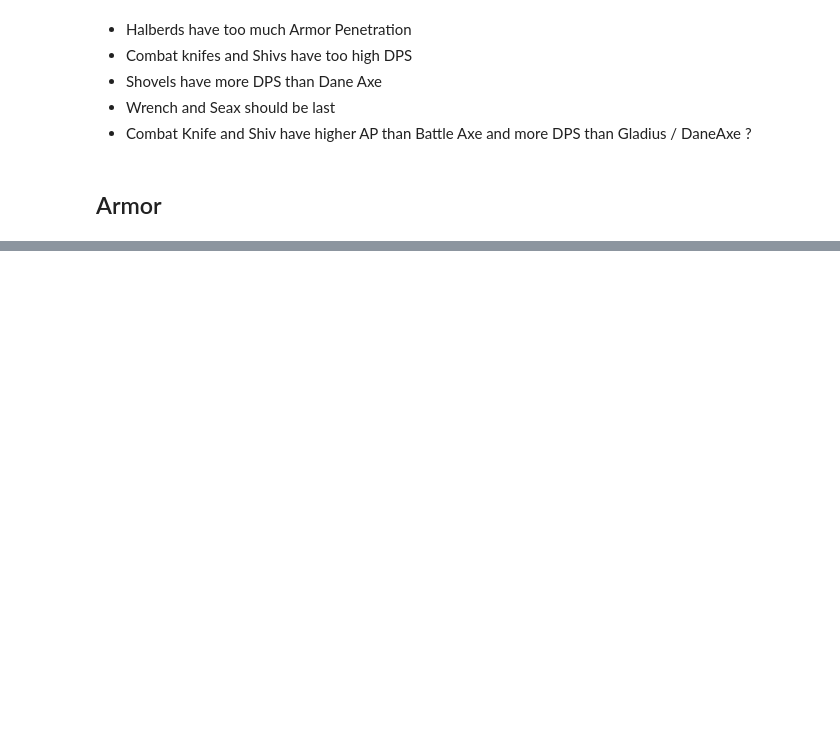
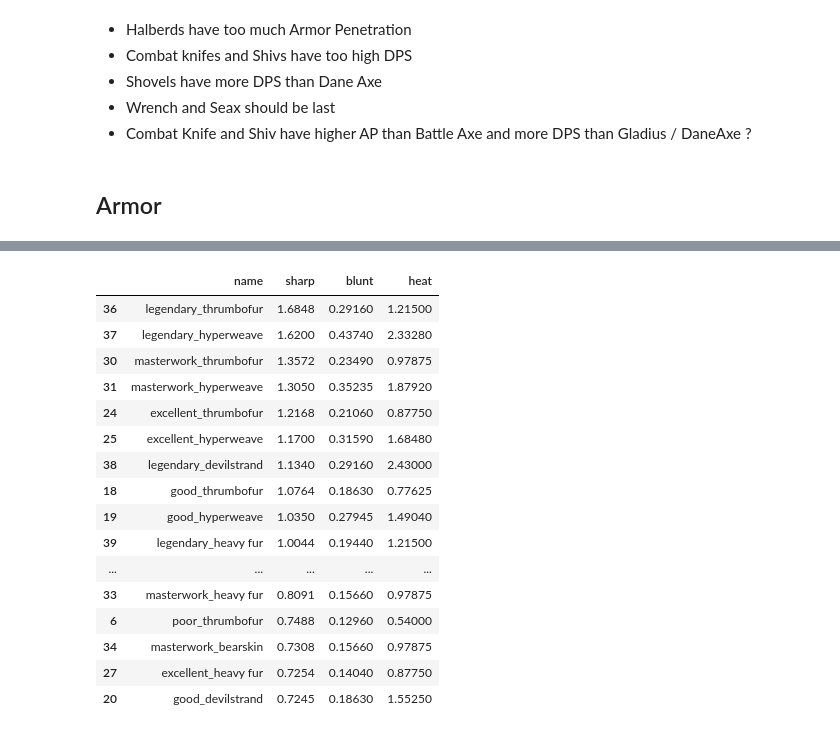
Before and after one commit to OrangeBuffalo/VanillaExpandedRebalanced, a Jupyter notebook: Notebooks/01_Weapons.ipynb, the cells around one changed output, grey strips where cells are left out. Saved outputs shown, nothing was run; the diff lists cells and outputs as text; code cells hidden in the pictures; blank space fills up the shorter version.

```diff
--- a/Notebooks/01_Weapons.ipynb
+++ b/Notebooks/01_Weapons.ipynb
@@ -113,0 +250,21 @@ calculate_dps([{"damage": 8, "cooldown": 2}, {"damage": 12, "cooldown": 2}])
+# %%
+# leather armor
+expand(src_rating=0.45, stuff="leather").sort_values(by="sharp", ascending=False).head(20)
+# %% [output]
+|  | name | sharp | blunt | heat |
+| 36 | legendary_thrumbofur | 1.6848 | 0.29160 | 1.21500 |
+| 37 | legendary_hyperweave | 1.6200 | 0.43740 | 2.33280 |
+| 30 | masterwork_thrumbofur | 1.3572 | 0.23490 | 0.97875 |
+| 31 | masterwork_hyperweave | 1.3050 | 0.35235 | 1.87920 |
+| 24 | excellent_thrumbofur | 1.2168 | 0.21060 | 0.87750 |
+| 25 | excellent_hyperweave | 1.1700 | 0.31590 | 1.68480 |
+| 38 | legendary_devilstrand | 1.1340 | 0.29160 | 2.43000 |
+| 18 | good_thrumbofur | 1.0764 | 0.18630 | 0.77625 |
+| 19 | good_hyperweave | 1.0350 | 0.27945 | 1.49040 |
+| 39 | legendary_heavy fur | 1.0044 | 0.19440 | 1.21500 |
+| ... | ... | ... | ... | ... |
+| 33 | masterwork_heavy fur | 0.8091 | 0.15660 | 0.97875 |
+| 6 | poor_thrumbofur | 0.7488 | 0.12960 | 0.54000 |
+| 34 | masterwork_bearskin | 0.7308 | 0.15660 | 0.97875 |
+| 27 | excellent_heavy fur | 0.7254 | 0.14040 | 0.87750 |
+| 20 | good_devilstrand | 0.7245 | 0.18630 | 1.55250 |
```
Also changed, not shown: parts of 16 cells of this notebook.
